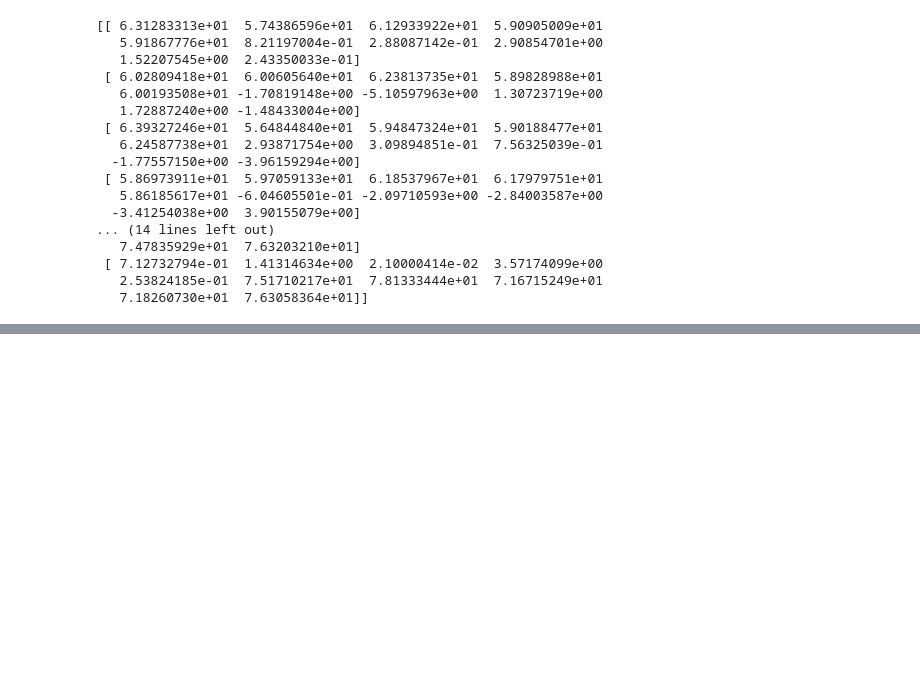
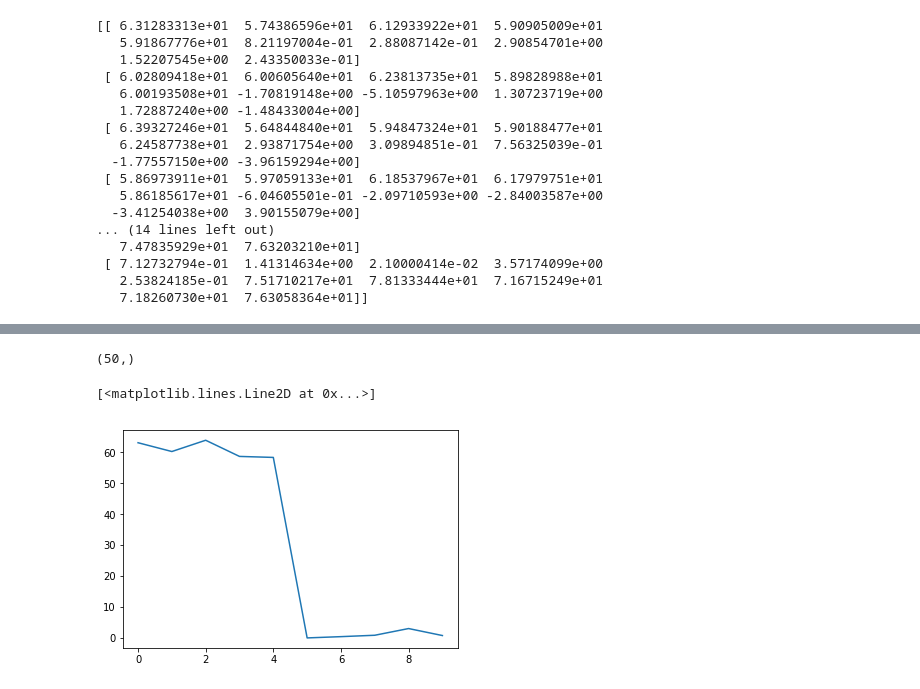
Before and after one commit to geniuschinchillas/ChinchillasSnack, a Jupyter notebook: GenerateData/make_biclusters.ipynb, the cells around one changed output, grey strips where cells are left out. Saved outputs shown, nothing was run; the diff lists cells and outputs as text; code cells hidden in the pictures; blank space fills up the shorter version.

```diff
--- a/GenerateData/make_biclusters.ipynb
+++ b/GenerateData/make_biclusters.ipynb
@@ -14,9 +14,7 @@ from sklearn.datasets import make_biclusters
 # %%
 data, rows, columns = make_biclusters(shape=(10,10),
                                       n_clusters=2,
-                                      noise=2, shuffle=False,
-                                      random_state=0
-                                     )
+                                      noise=2, shuffle=False, random_state=0)
 # %%
 print(data.shape)
 # %% [output]
@@ -49,0 +95,9 @@ print(data)
+# %%
+print(np.linspace(0,len(data)).shape)
+# %% [output]
+(50,)
+# %%
+plt.plot(data[:,0])
+# %% [output]
+[<matplotlib.lines.Line2D at 0x...>]
+[figure, added]
```
Also changed, not shown: parts of 7 cells of this notebook.
